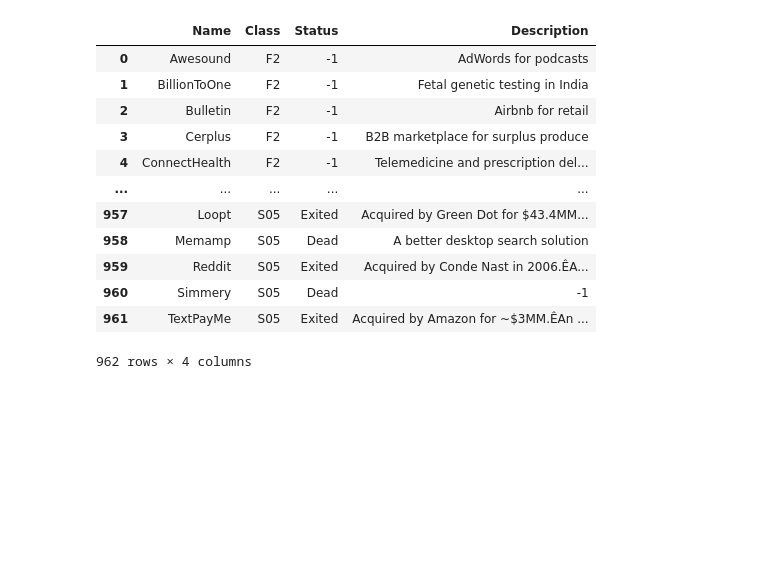
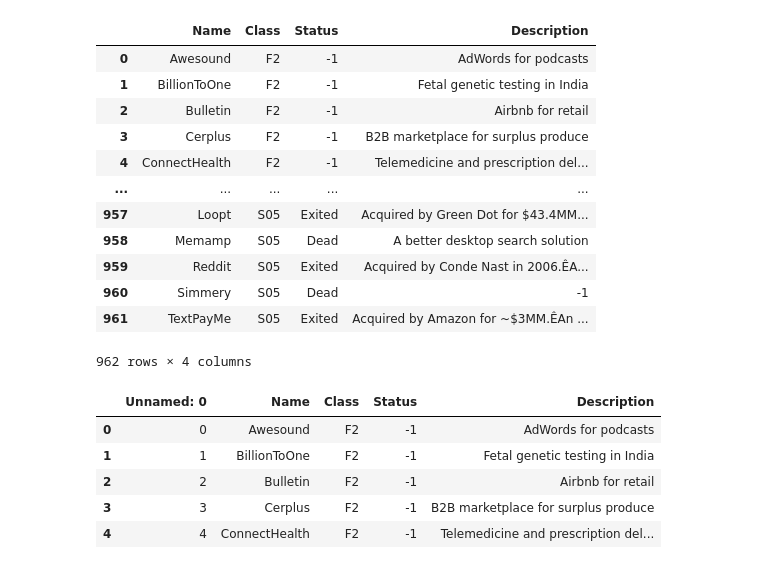
Before and after one commit to OmdenaAI/omdena-pennsylvania-startup, a Jupyter notebook: src/tasks/task-2-data-cleaning/datacleaning-notebooks/data_cleaning_y_combinator_data22.ipynb, the cells around one changed output. Drawn from its saved outputs; the diff is of its cells as text; code cells hidden in the pictures; blank space fills up the shorter version.

Commit message:
updated cleaning+added pandas profiling

```diff
--- a/src/tasks/task-2-data-cleaning/datacleaning-notebooks/data_cleaning_y_combinator_data22.ipynb
+++ b/src/tasks/task-2-data-cleaning/datacleaning-notebooks/data_cleaning_y_combinator_data22.ipynb
@@ -245,0 +267,11 @@ df.to_csv("y_combinator_data22")
+# %%
+#pandas profiling on the cleaned dataset
+df=pd.read_csv("/content/y_combinator_data22 _cleaned.csv")
+df.head()
+# %% [output]
+|  | Unnamed: 0 | Name | Class | Status | Description |
+| 0 | 0 | Awesound | F2 | -1 | AdWords for podcasts |
+| 1 | 1 | BillionToOne | F2 | -1 | Fetal genetic testing in India |
+| 2 | 2 | Bulletin | F2 | -1 | Airbnb for retail |
+| 3 | 3 | Cerplus | F2 | -1 | B2B marketplace for surplus produce |
+| 4 | 4 | ConnectHealth | F2 | -1 | Telemedicine and prescription del... |
```
Also changed, not shown: parts of 7 cells of this notebook.
